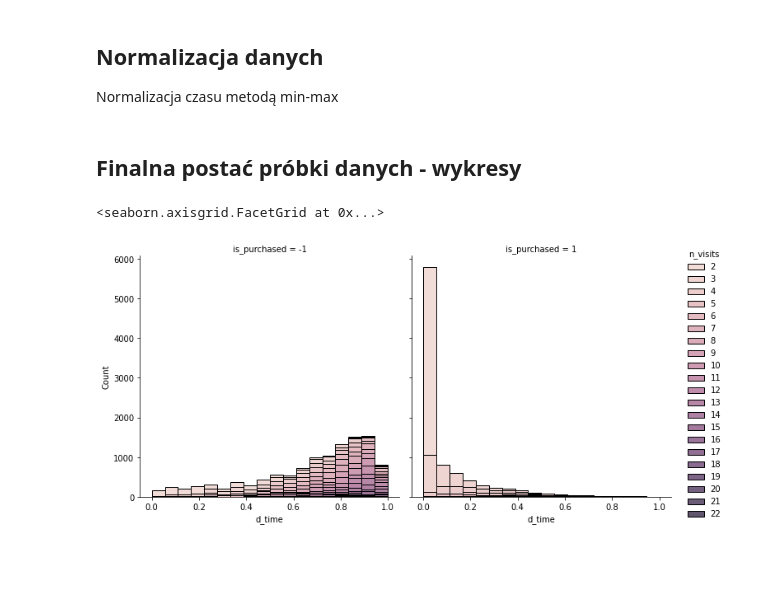
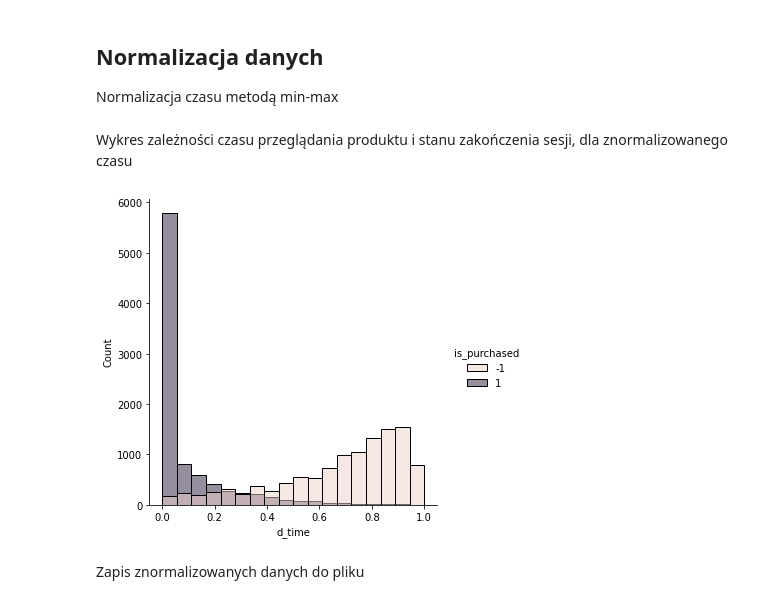
Before and after one commit to tiskus333/AI_discount_predicition, a Jupyter notebook: data_analysis_3.ipynb, the cells around one changed output. Drawn from its saved outputs; the diff is of its cells as text; code cells hidden in the pictures; blank space fills up the shorter version.

```diff
--- a/data_analysis_3.ipynb
+++ b/data_analysis_3.ipynb
@@ -336,13 +339,14 @@ normal_t = df['d_time']
 normalized_df = df.copy(True)
 normalized_df.d_time = (normal_t-normal_t.min())/(normal_t.max()-normal_t.min())
 df2.d_time = normalized_df.d_time
-# %% [markdown]
-## Finalna postać próbki danych - wykresy
+# %% [markdown]
+Wykres zależności czasu przeglądania produktu i stanu zakończenia sesji, dla znormalizowanego czasu
 # %%
-sns.displot(data=normalized_df,x='d_time',hue='n_visits',multiple='stack',col='is_purchased')
+g_n1 = sns.displot(data = normalized_df,x='d_time',hue="is_purchased")
 # %% [output]
-<seaborn.axisgrid.FacetGrid at 0x...>
-[figure, old version]
+[figure, new version]
+# %% [markdown]
+Zapis znormalizowanych danych do pliku
 # %%
 df2.to_json(r'data3/normal_vpm.json',orient="records",lines=True)
 normalized_df.to_json(r'data3/normal_final.json',orient="records",lines=True)
```
Also changed, not shown: parts of 20 cells of this notebook, 2 other files.
